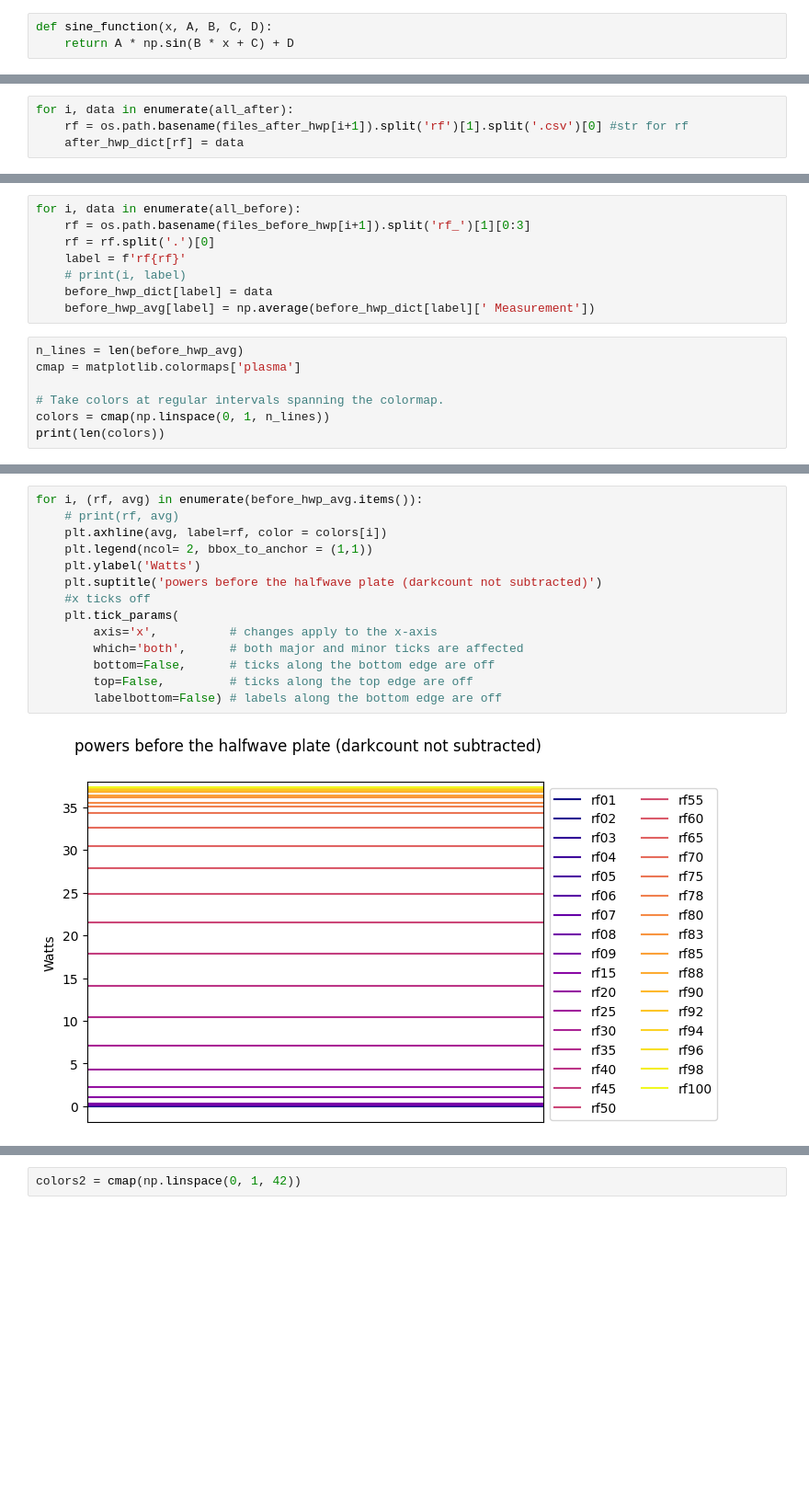
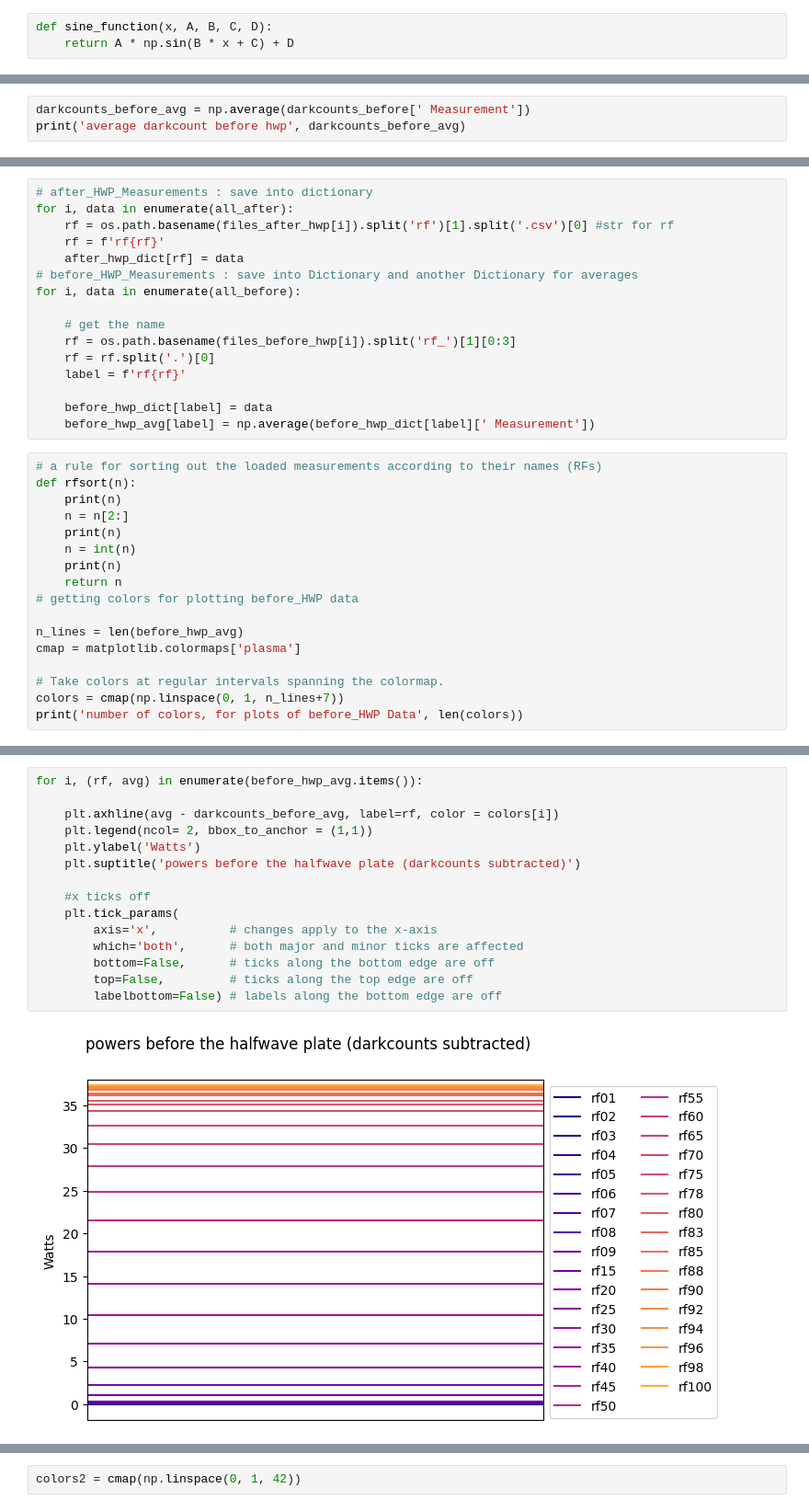
Before and after one commit to JuffmannLab/Fieldmax, a Jupyter notebook: quick_plotter.ipynb, the cells around one changed output, grey strips where cells are left out. Shown at 92% size. Saved outputs shown, nothing was run; the diff lists cells and outputs as text; blank space fills up the shorter version.

```diff
--- a/quick_plotter.ipynb
+++ b/quick_plotter.ipynb
@@ -37,0 +62,3 @@ darkcounts_before = pd.read_csv(files_before_hwp[0], skiprows=2)
+# %%
+darkcounts_before_avg = np.average(darkcounts_before[' Measurement'])
+print('average darkcount before hwp', darkcounts_before_avg)
@@ -52,4 +76,0 @@ def rfsort(n):
-# %%
-for i, data in enumerate(all_after):
-    rf = os.path.basename(files_after_hwp[i+1]).split('rf')[1].split('.csv')[0] #str for rf
-    after_hwp_dict[rf] = data
@@ -56,16 +83,34 @@ for i, data in enumerate(all_after):
 # %%
+# after_HWP_Measurements : save into dictionary
+for i, data in enumerate(all_after):
+    rf = os.path.basename(files_after_hwp[i]).split('rf')[1].split('.csv')[0] #str for rf
+    rf = f'rf{rf}'
+    after_hwp_dict[rf] = data
+# before_HWP_Measurements : save into Dictionary and another Dictionary for averages
 for i, data in enumerate(all_before):
-    rf = os.path.basename(files_before_hwp[i+1]).split('rf_')[1][0:3]
+
+    # get the name
+    rf = os.path.basename(files_before_hwp[i]).split('rf_')[1][0:3]
     rf = rf.split('.')[0]
     label = f'rf{rf}'
-    # print(i, label)
+
     before_hwp_dict[label] = data
     before_hwp_avg[label] = np.average(before_hwp_dict[label][' Measurement'])
 # %%
+# a rule for sorting out the loaded measurements according to their names (RFs)
+def rfsort(n):
+    print(n)
+    n = n[2:]
+    print(n)
+    n = int(n)
+    print(n)
+    return n
+# getting colors for plotting before_HWP data
+
 n_lines = len(before_hwp_avg)
 cmap = matplotlib.colormaps['plasma']
 
 # Take colors at regular intervals spanning the colormap.
-colors = cmap(np.linspace(0, 1, n_lines))
-print(len(colors))
+colors = cmap(np.linspace(0, 1, n_lines+7))
+print('number of colors, for plots of before_HWP Data', len(colors))
 # %% [output]
@@ -89,16 +191,17 @@ before_hwp_avg = temp_dict
 # %%
 for i, (rf, avg) in enumerate(before_hwp_avg.items()):
-    # print(rf, avg)
-    plt.axhline(avg, label=rf, color = colors[i])
+
+    plt.axhline(avg - darkcounts_before_avg, label=rf, color = colors[i])
     plt.legend(ncol= 2, bbox_to_anchor = (1,1))
     plt.ylabel('Watts')
-    plt.suptitle('powers before the halfwave plate (darkcount not subtracted)')
+    plt.suptitle('powers before the halfwave plate (darkcounts subtracted)')
+
     #x ticks off
     plt.tick_params(
         axis='x',          # changes apply to the x-axis
         which='both',      # both major and minor ticks are affected
         bottom=False,      # ticks along the bottom edge are off
         top=False,         # ticks along the top edge are off
         labelbottom=False) # labels along the bottom edge are off
 # %% [output]
-[figure, old version]
+[figure, new version]
```
Also changed, not shown: parts of 38 cells of this notebook, 2 other files.
